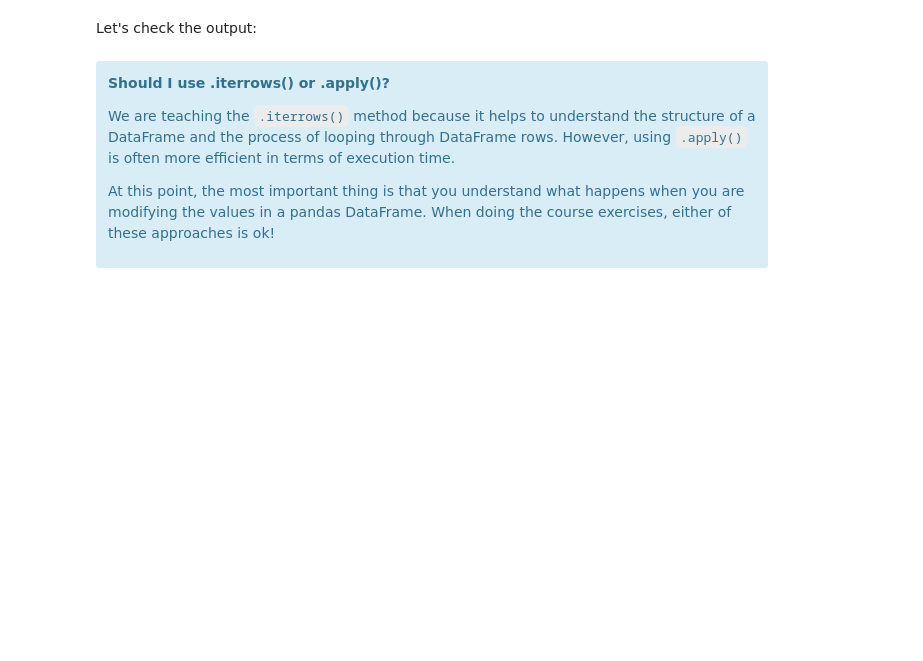
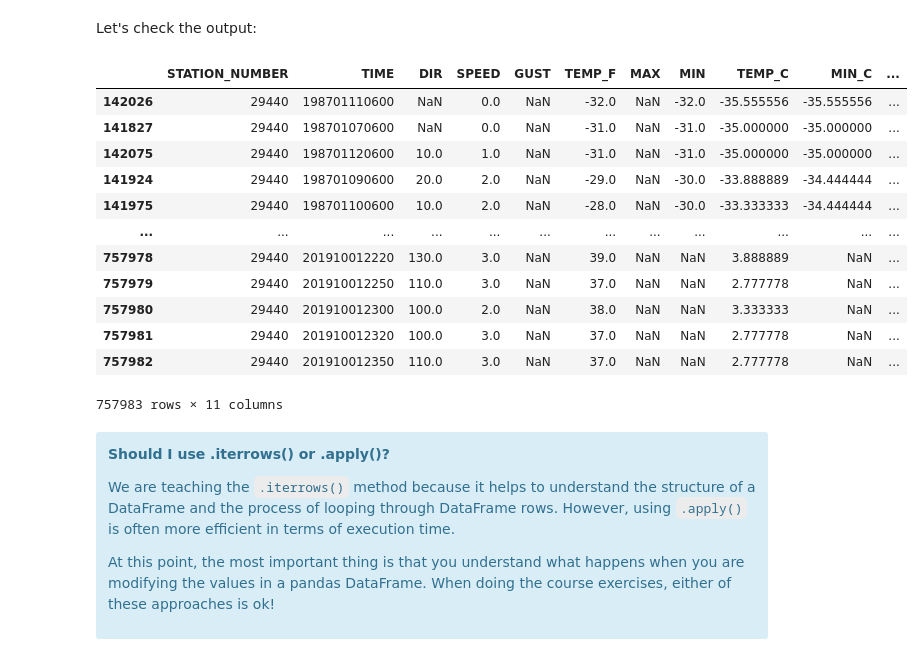
Before and after one commit to tomtom776/notebooks, a Jupyter notebook: L6/advanced-data-processing-with-pandas.ipynb, the cells around one changed output. Cells and saved outputs as stored; diff of their text form; code cells hidden in the pictures; blank space fills up the shorter version.

```diff
--- a/L6/advanced-data-processing-with-pandas.ipynb
+++ b/L6/advanced-data-processing-with-pandas.ipynb
@@ -470,4 +546,6 @@ Pandas DataFrames and Series have a dedicated method `.apply()` for applying fun
 # %% [markdown]
 The results look logical and we can store them permanently into a new column (overwriting the old values):
+# %%
+data['TEMP_C'] = data['TEMP_F'].apply(fahr_to_celsius)
 # %% [markdown]
 We can also apply the function on several columns at once. We can re-order the dataframe at the same time in order to see something else than `NaN` from the `MIN` and `MAX` columns
@@ -482,6 +584,22 @@ You might also notice that our conversion function would also allow us to
 pass one column or the entire dataframe as a parameter. For example, like this: `fahr_to_celsius(data["TEMP_F"])`. However, the code is perhaps easier to follow when using the apply method.
 # %% [markdown]
 Let's check the output:
+# %%
+data.sort_values(by='MIN_C')
+# %% [output]
+|  | STATION_NUMBER | TIME | DIR | SPEED | GUST | TEMP_F | MAX | MIN | TEMP_C | MIN_C | ... |
+| 142026 | 29440 | 198701110600 | NaN | 0.0 | NaN | -32.0 | NaN | -32.0 | -35.555556 | -35.555556 | ... |
+| 141827 | 29440 | 198701070600 | NaN | 0.0 | NaN | -31.0 | NaN | -31.0 | -35.000000 | -35.000000 | ... |
+| 142075 | 29440 | 198701120600 | 10.0 | 1.0 | NaN | -31.0 | NaN | -31.0 | -35.000000 | -35.000000 | ... |
+| 141924 | 29440 | 198701090600 | 20.0 | 2.0 | NaN | -29.0 | NaN | -30.0 | -33.888889 | -34.444444 | ... |
+| 141975 | 29440 | 198701100600 | 10.0 | 2.0 | NaN | -28.0 | NaN | -30.0 | -33.333333 | -34.444444 | ... |
+| ... | ... | ... | ... | ... | ... | ... | ... | ... | ... | ... | ... |
+| 757978 | 29440 | 201910012220 | 130.0 | 3.0 | NaN | 39.0 | NaN | NaN | 3.888889 | NaN | ... |
+| 757979 | 29440 | 201910012250 | 110.0 | 3.0 | NaN | 37.0 | NaN | NaN | 2.777778 | NaN | ... |
+| 757980 | 29440 | 201910012300 | 100.0 | 2.0 | NaN | 38.0 | NaN | NaN | 3.333333 | NaN | ... |
+| 757981 | 29440 | 201910012320 | 100.0 | 3.0 | NaN | 37.0 | NaN | NaN | 2.777778 | NaN | ... |
+| 757982 | 29440 | 201910012350 | 110.0 | 3.0 | NaN | 37.0 | NaN | NaN | 2.777778 | NaN | ... |
+757983 rows × 11 columns
 # %% [markdown]
 <div class="alert alert-info">
 
```
Also changed, not shown: parts of 47 cells of this notebook.
